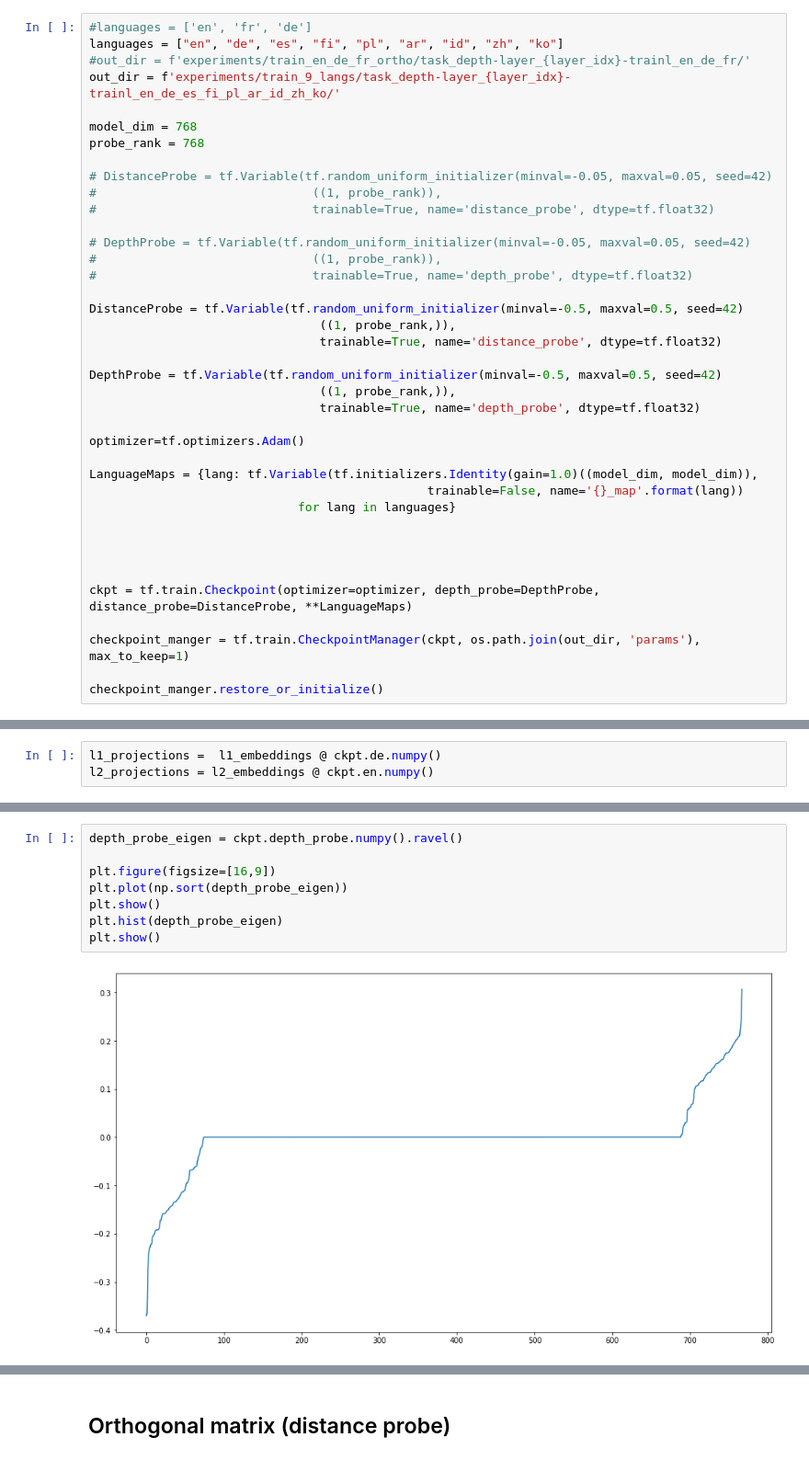
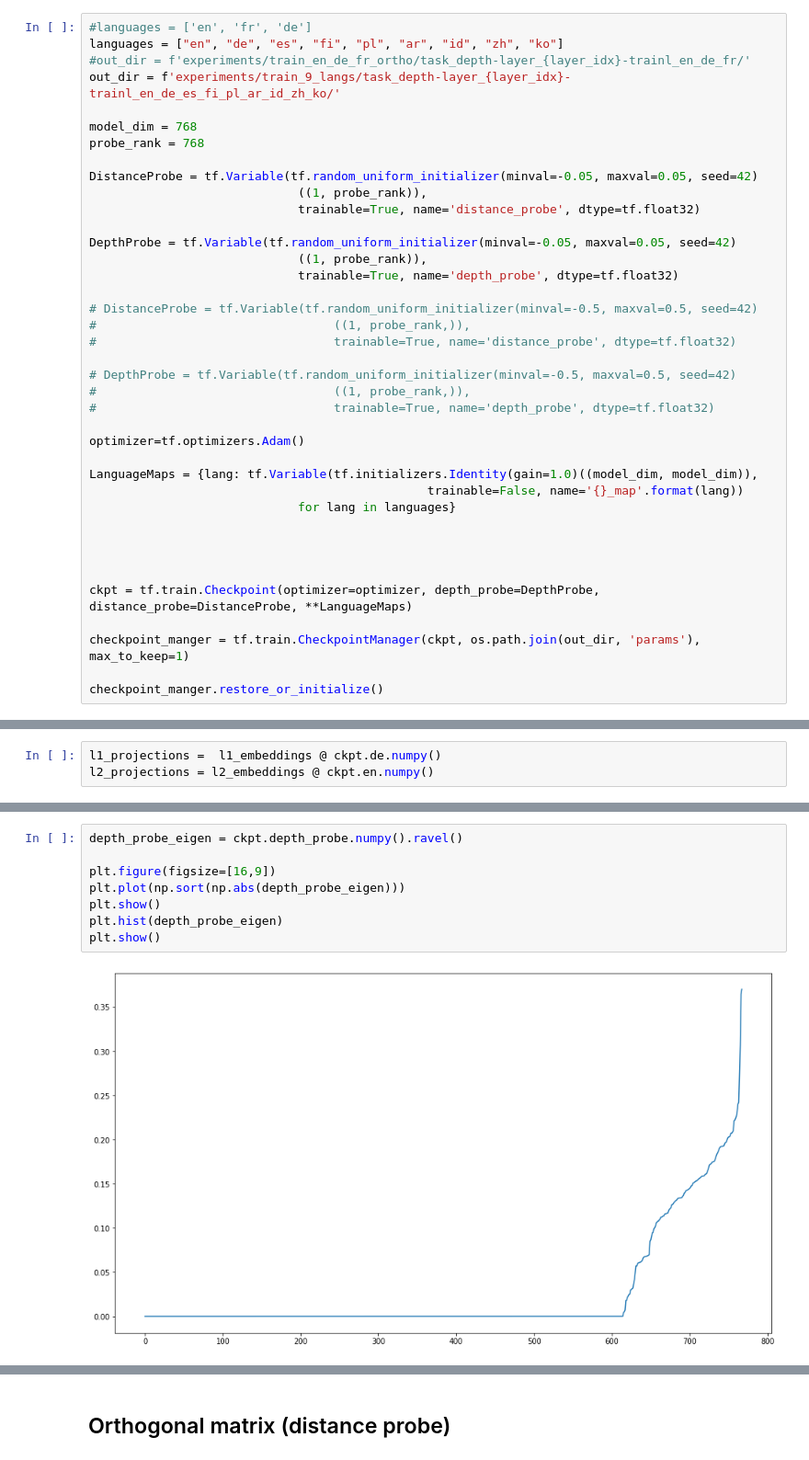
Before and after one commit to tomlimi/OrthogonalTransformerProbing, a Jupyter notebook: AlignmentRetrival.ipynb, the cells around one changed output, grey strips where cells are left out. Shown at 92% size. Cells and saved outputs as stored; diff of their text form.

```diff
--- a/AlignmentRetrival.ipynb
+++ b/AlignmentRetrival.ipynb
@@ -288,21 +384,21 @@ out_dir = f'experiments/train_9_langs/task_depth-layer_{layer_idx}-trainl_en_de_
 model_dim = 768
 probe_rank = 768
 
-# DistanceProbe = tf.Variable(tf.random_uniform_initializer(minval=-0.05, maxval=0.05, seed=42)
-#                              ((1, probe_rank)),
-#                              trainable=True, name='distance_probe', dtype=tf.float32)
+DistanceProbe = tf.Variable(tf.random_uniform_initializer(minval=-0.05, maxval=0.05, seed=42)
+                             ((1, probe_rank)),
+                             trainable=True, name='distance_probe', dtype=tf.float32)
 
-# DepthProbe = tf.Variable(tf.random_uniform_initializer(minval=-0.05, maxval=0.05, seed=42)
-#                              ((1, probe_rank)),
-#                              trainable=True, name='depth_probe', dtype=tf.float32)
+DepthProbe = tf.Variable(tf.random_uniform_initializer(minval=-0.05, maxval=0.05, seed=42)
+                             ((1, probe_rank)),
+                             trainable=True, name='depth_probe', dtype=tf.float32)
 
-DistanceProbe = tf.Variable(tf.random_uniform_initializer(minval=-0.5, maxval=0.5, seed=42)
-                                ((1, probe_rank,)),
-                                trainable=True, name='distance_probe', dtype=tf.float32)
+# DistanceProbe = tf.Variable(tf.random_uniform_initializer(minval=-0.5, maxval=0.5, seed=42)
+#                                 ((1, probe_rank,)),
+#                                 trainable=True, name='distance_probe', dtype=tf.float32)
 
-DepthProbe = tf.Variable(tf.random_uniform_initializer(minval=-0.5, maxval=0.5, seed=42)
-                                ((1, probe_rank,)),
-                                trainable=True, name='depth_probe', dtype=tf.float32)
+# DepthProbe = tf.Variable(tf.random_uniform_initializer(minval=-0.5, maxval=0.5, seed=42)
+#                                 ((1, probe_rank,)),
+#                                 trainable=True, name='depth_probe', dtype=tf.float32)
 
 optimizer=tf.optimizers.Adam()
 
@@ -371,13 +447,13 @@ array([[ 3.11483654e-36,  3.09047834e-37, -1.10658006e-36,
 # %%
 depth_probe_eigen = ckpt.depth_probe.numpy().ravel()
 
 plt.figure(figsize=[16,9])
-plt.plot(np.sort(depth_probe_eigen))
+plt.plot(np.sort(np.abs(depth_probe_eigen)))
 plt.show()
 plt.hist(depth_probe_eigen)
 plt.show()
 # %% [output]
-[figure, old version]
+[figure, new version]
 [figure]
 # %% [markdown]
 ## Orthogonal matrix (distance probe)
```
Also changed, not shown: parts of 46 cells of this notebook.
